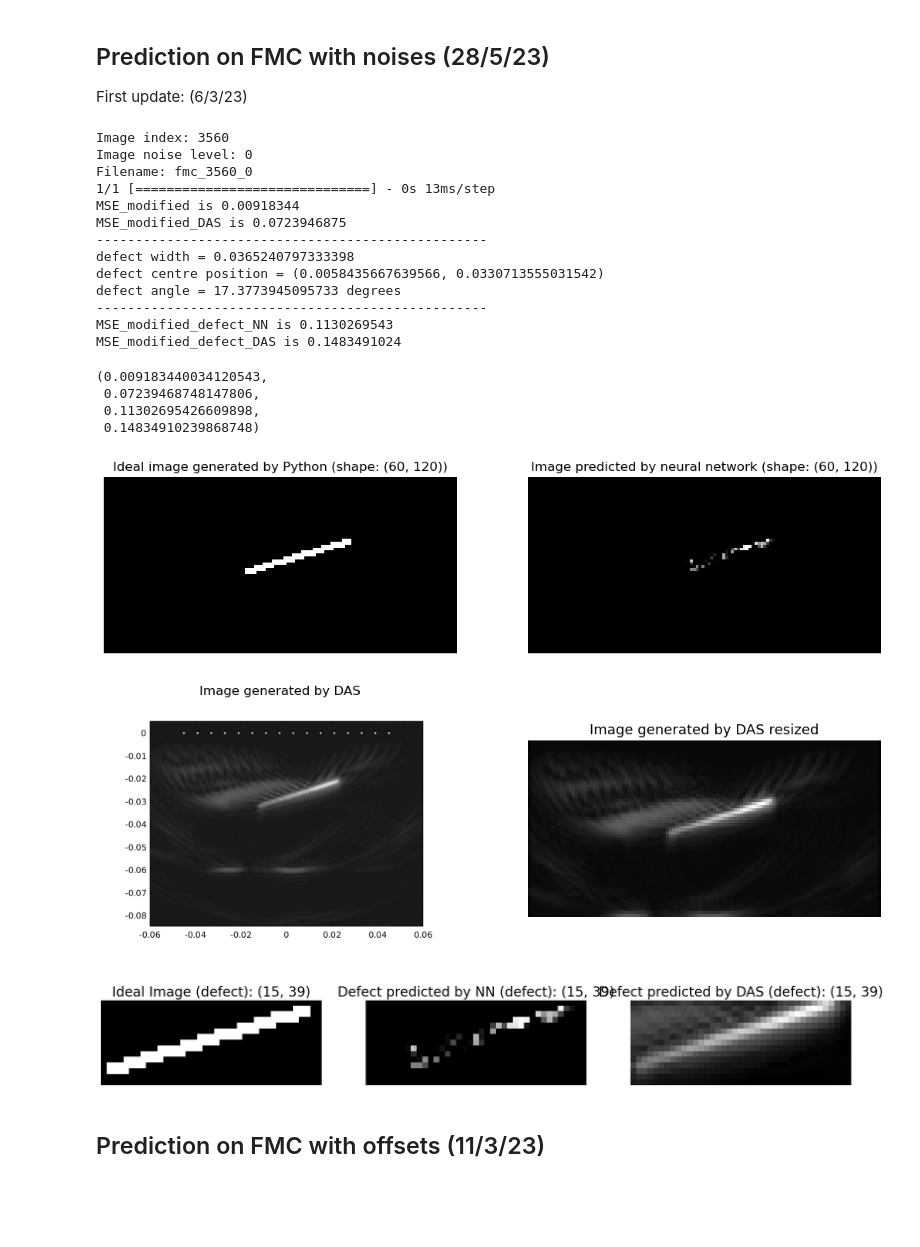
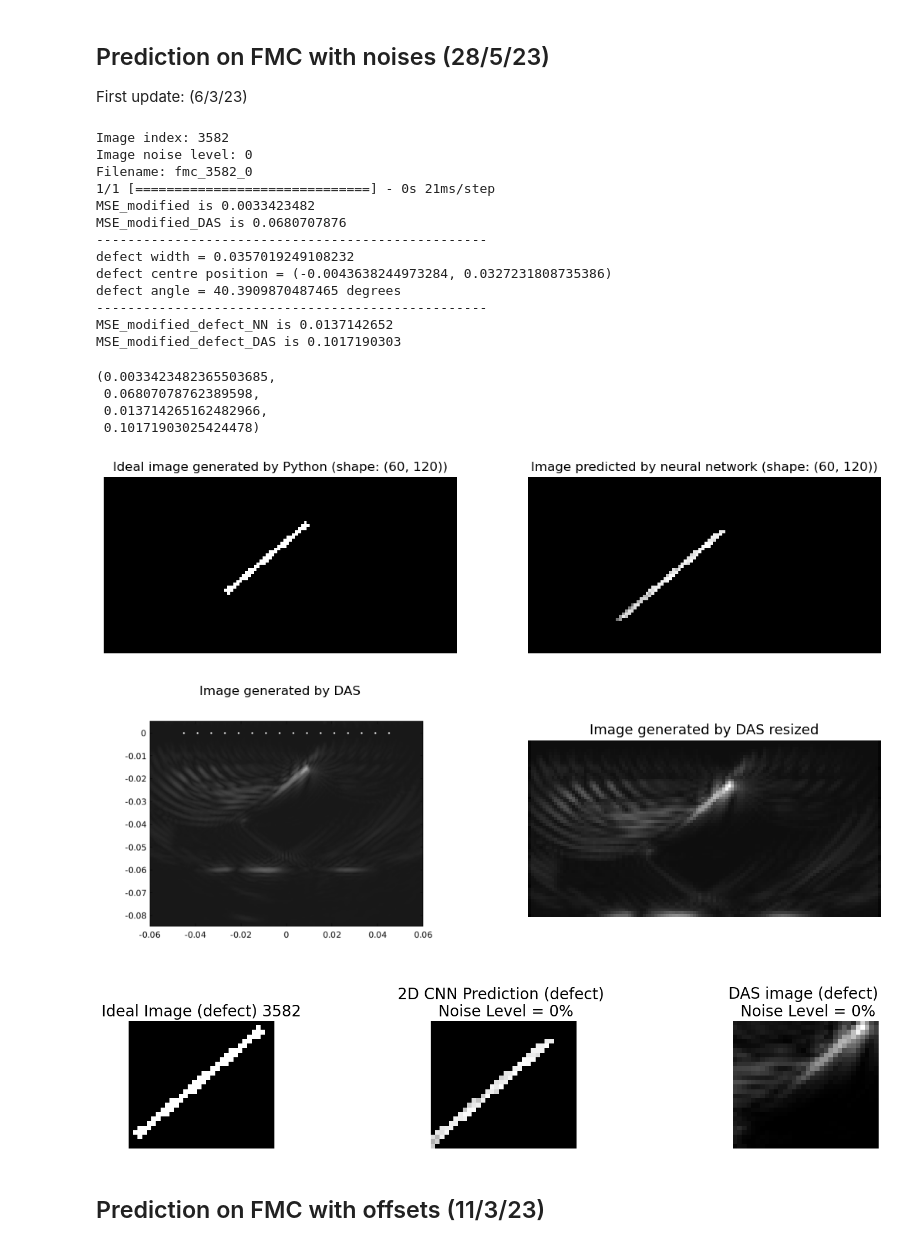
Before and after one commit to MC-Kangan/FYP_Ultrasound_Imaging_ML, a Jupyter notebook: Model_tester.ipynb, the cells around one changed output. Cells and saved outputs as stored; diff of their text form; code cells hidden in the pictures; blank space fills up the shorter version.

```diff
--- a/Model_tester.ipynb
+++ b/Model_tester.ipynb
@@ -178,7 +178,7 @@ def DAS_image_resize(image_das_fmc):
     height = int(120 * scale_percent / 100)
     dim = (width, height)
     das_img_resize = cv.resize(cropped_image, dim, interpolation=cv.INTER_AREA)
-#     return cropped_image
+    return cropped_image
     return das_img_resize
 
 das_img_resize = DAS_image_resize(image_das_fmc)
@@ -757,51 +757,51 @@ def check_result_with_noise(model, index, noise_level, dim):
     _, [yleft, yright, xleft, xright] = plot_defect_zoom(defect)
 
     true_img_defect = true_img_scale[yleft: yright, xleft: xright] # True image
     img_defect = img[yleft: yright, xleft: xright] # Image predicted by NN
     das_img_resize_defect = das_img_resize[yleft: yright, xleft: xright] # Image predicted by DAS
 
     fig2, ax2 = plt.subplots(1,3, figsize = [20,3])
     ax2[0].imshow(true_img_defect, cmap='gray')
-    ax2[0].set_title(f'Ideal Image (defect): {true_img_defect.shape}', fontsize = 20)
+    ax2[0].set_title(f'Ideal Image (defect) {index}', fontsize = 20)
     ax2[0].axis('off')
 
     ax2[1].imshow(img_defect, cmap='gray')
-    ax2[1].set_title(f'Defect predicted by NN (defect): {img_defect.shape}', fontsize = 20)
+    ax2[1].set_title(f'2D CNN Prediction (defect) \n Noise Level = {noise_level}%', fontsize = 20)
     ax2[1].axis('off')
 
     ax2[2].imshow(das_img_resize_defect, cmap='gray')
-    ax2[2].set_title(f'Defect predicted by DAS (defect): {das_img_resize_defect.shape}', fontsize = 20)
+    ax2[2].set_title(f'DAS image (defect) \n Noise Level = {noise_level}%', fontsize = 20)
     ax2[2].axis('off')
 
     # Calculate the modified MSE (after applying the threshold, modifying the true_img)
 
     MSE_modified_defect = mean_squared_error(true_img_defect.reshape(1, -1), img_defect.reshape(1, -1))
     MSE_modified_defect_DAS = mean_squared_error(true_img_defect.reshape(1, -1), das_img_resize_defect.reshape(1, -1))
 
     print(f'MSE_modified_defect_NN is {round(MSE_modified_defect,10)}')
     print(f'MSE_modified_defect_DAS is {round(MSE_modified_defect_DAS,10)}')
 
     return MSE_modified, MSE_modified_das, MSE_modified_defect, MSE_modified_defect_DAS
 
-check_result_with_noise(model, index = 3560, noise_level = 0, dim = 2)
+check_result_with_noise(model, index = 3582, noise_level = 0, dim = 2)
 # %% [output]
-Image index: 3560
+Image index: 3582
 Image noise level: 0
-Filename: fmc_3560_0
-1/1 [==============================] - 0s 13ms/step
-MSE_modified is 0.00918344
-MSE_modified_DAS is 0.0723946875
+Filename: fmc_3582_0
+1/1 [==============================] - 0s 21ms/step
+MSE_modified is 0.0033423482
+MSE_modified_DAS is 0.0680707876
 --------------------------------------------------
-defect width = 0.0365240797333398
-defect centre position = (0.0058435667639566, 0.0330713555031542)
-defect angle = 17.3773945095733 degrees
+defect width = 0.0357019249108232
+defect centre position = (-0.0043638244973284, 0.0327231808735386)
+defect angle = 40.3909870487465 degrees
 --------------------------------------------------
-MSE_modified_defect_NN is 0.1130269543
-MSE_modified_defect_DAS is 0.1483491024
+MSE_modified_defect_NN is 0.0137142652
+MSE_modified_defect_DAS is 0.1017190303
-(0.009183440034120543,
- 0.07239468748147806,
- 0.11302695426609898,
- 0.14834910239868748)
+(0.0033423482365503685,
+ 0.06807078762389598,
+ 0.013714265162482966,
+ 0.10171903025424478)
-[figure, old version]
+[figure, new version]
-[figure, old version]
+[figure, new version]
-[figure, old version]
+[figure, new version]
```
Also changed, not shown: parts of 8 cells of this notebook, 1 other file.
